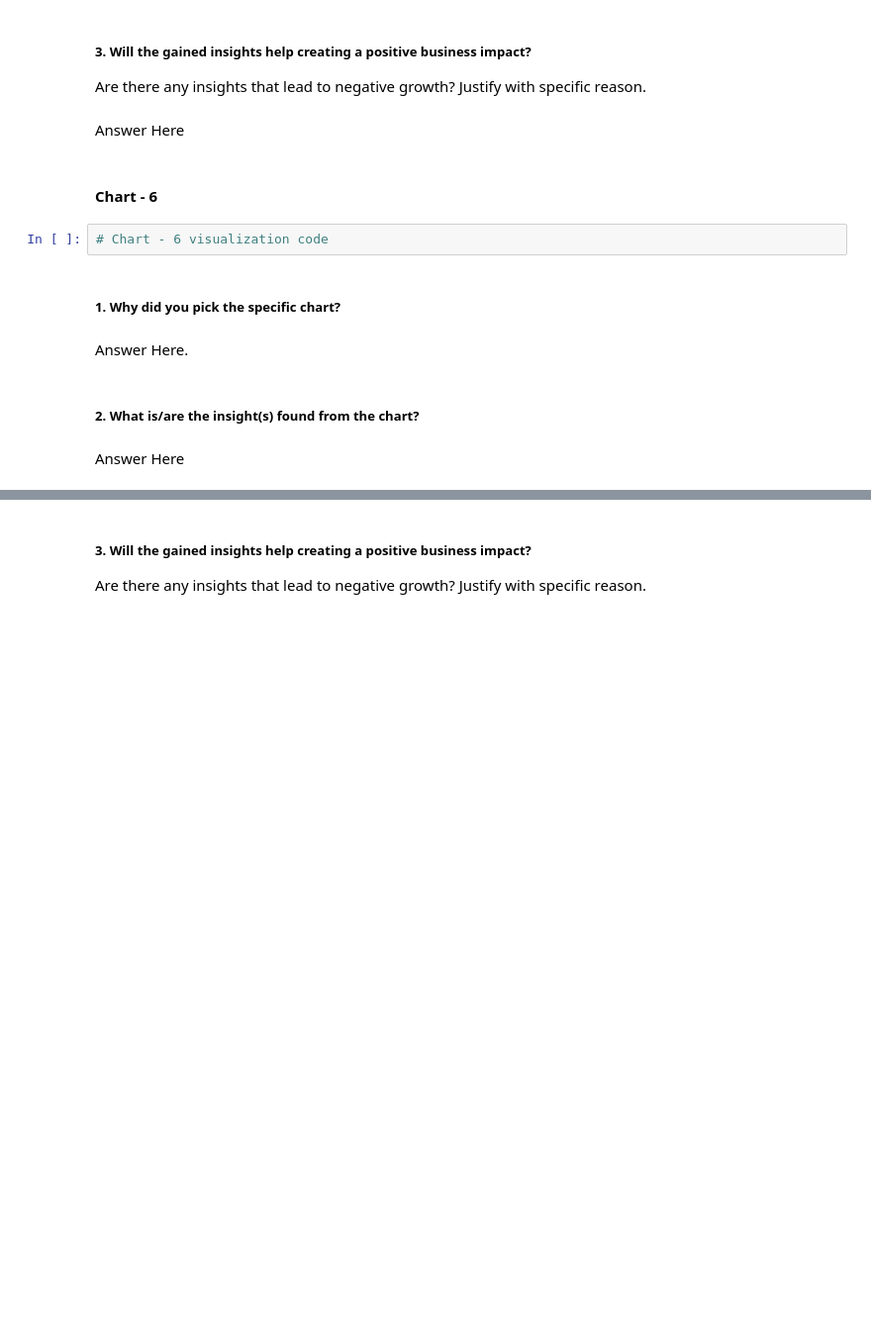
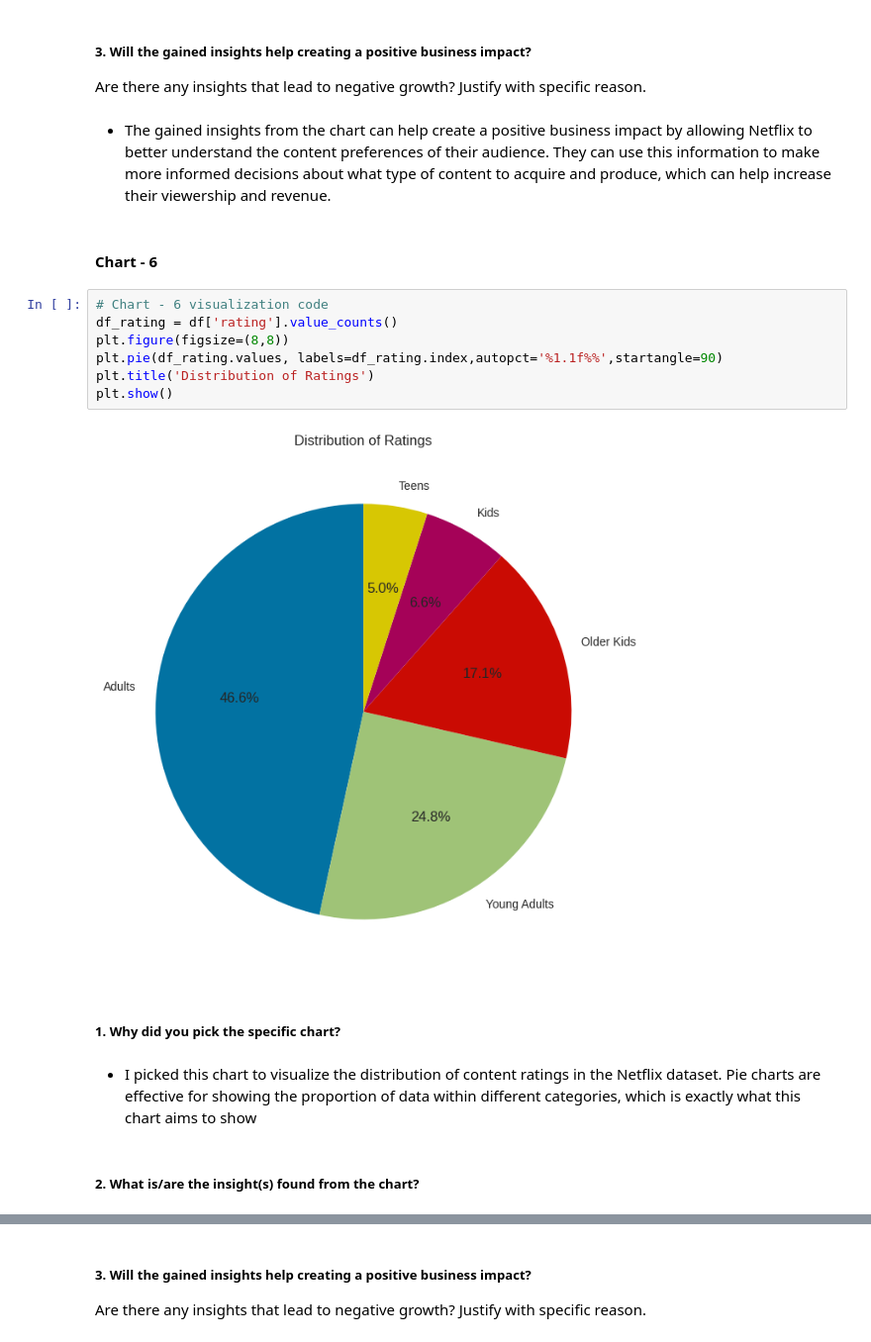
Before and after one commit to Navjotkhatri/NETFLIX-MOVIES-AND-TV-SHOWS-CLUSTERING, a Jupyter notebook: NETFLIX_MOVIES_AND_TV_SHOWS_CLUSTERING.ipynb, the cells around one changed output, grey strips where cells are left out. Shown: that part at 99% size. Cells and saved outputs as stored; diff of their text form; blank space fills up the shorter version.

```diff
--- a/NETFLIX_MOVIES_AND_TV_SHOWS_CLUSTERING.ipynb
+++ b/NETFLIX_MOVIES_AND_TV_SHOWS_CLUSTERING.ipynb
@@ -580,17 +587,22 @@ Answer Here
 # %% [markdown]
 ##### 3. Will the gained insights help creating a positive business impact?
 Are there any insights that lead to negative growth? Justify with specific reason.
-# %% [markdown]
-Answer Here
+# %% [markdown]
+* The gained insights from the chart can help create a positive business impact by allowing Netflix to better understand the content preferences of their audience. They can use this information to make more informed decisions about what type of content to acquire and produce, which can help increase their viewership and revenue.
 # %% [markdown]
 #### Chart - 6
-# %%
-# Chart - 6 visualization code
+# %%
+# Chart - 6 visualization code
+df_rating = df['rating'].value_counts()
+plt.figure(figsize=(8,8))
+plt.pie(df_rating.values, labels=df_rating.index,autopct='%1.1f%%',startangle=90)
+plt.title('Distribution of Ratings')
+plt.show()
+# %% [output]
+[figure, added]
 # %% [markdown]
 ##### 1. Why did you pick the specific chart?
-# %% [markdown]
-Answer Here.
+# %% [markdown]
+* I picked this chart to visualize the distribution of content ratings in the Netflix dataset. Pie charts are effective for showing the proportion of data within different categories, which is exactly what this chart aims to show
 # %% [markdown]
 ##### 2. What is/are the insight(s) found from the chart?
-# %% [markdown]
-Answer Here
```
Also changed, not shown: parts of 9 cells of this notebook.
